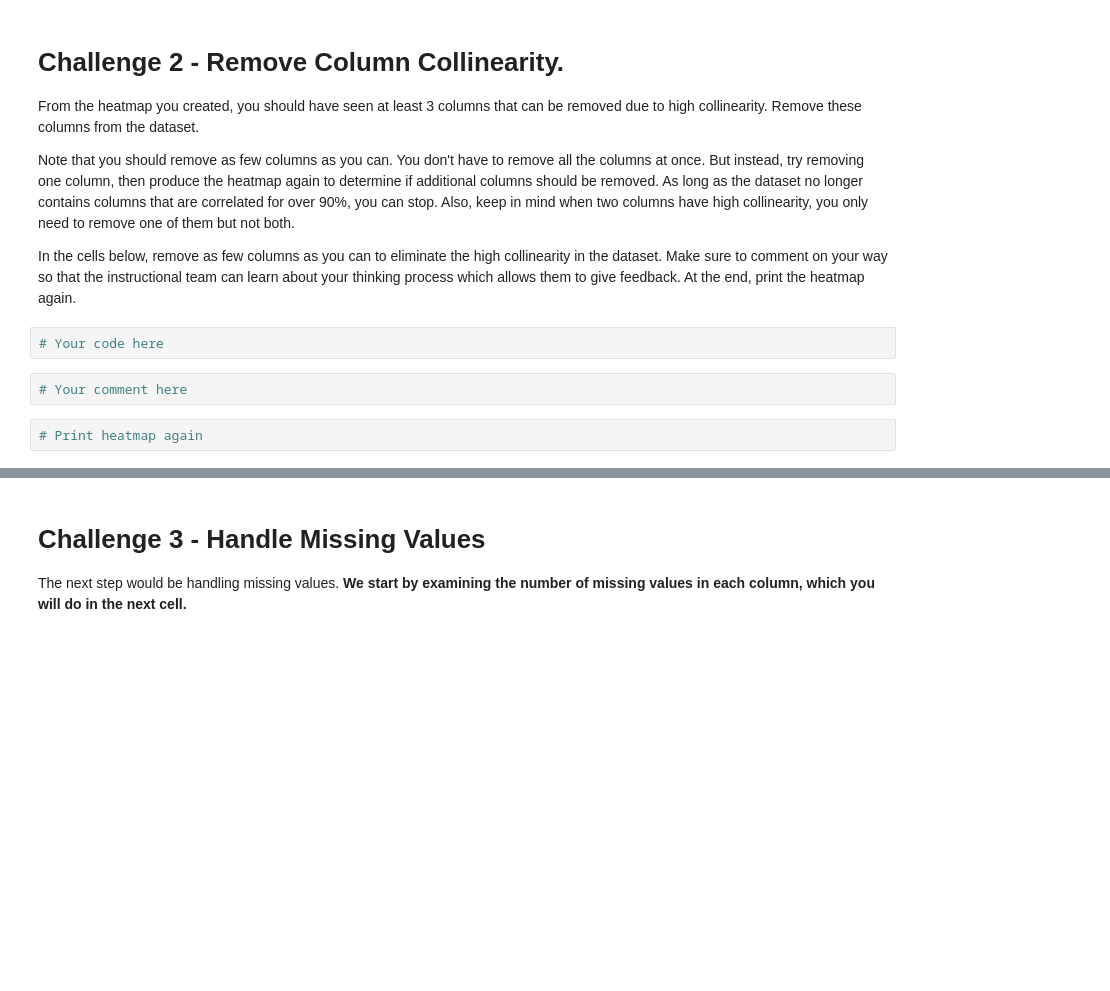
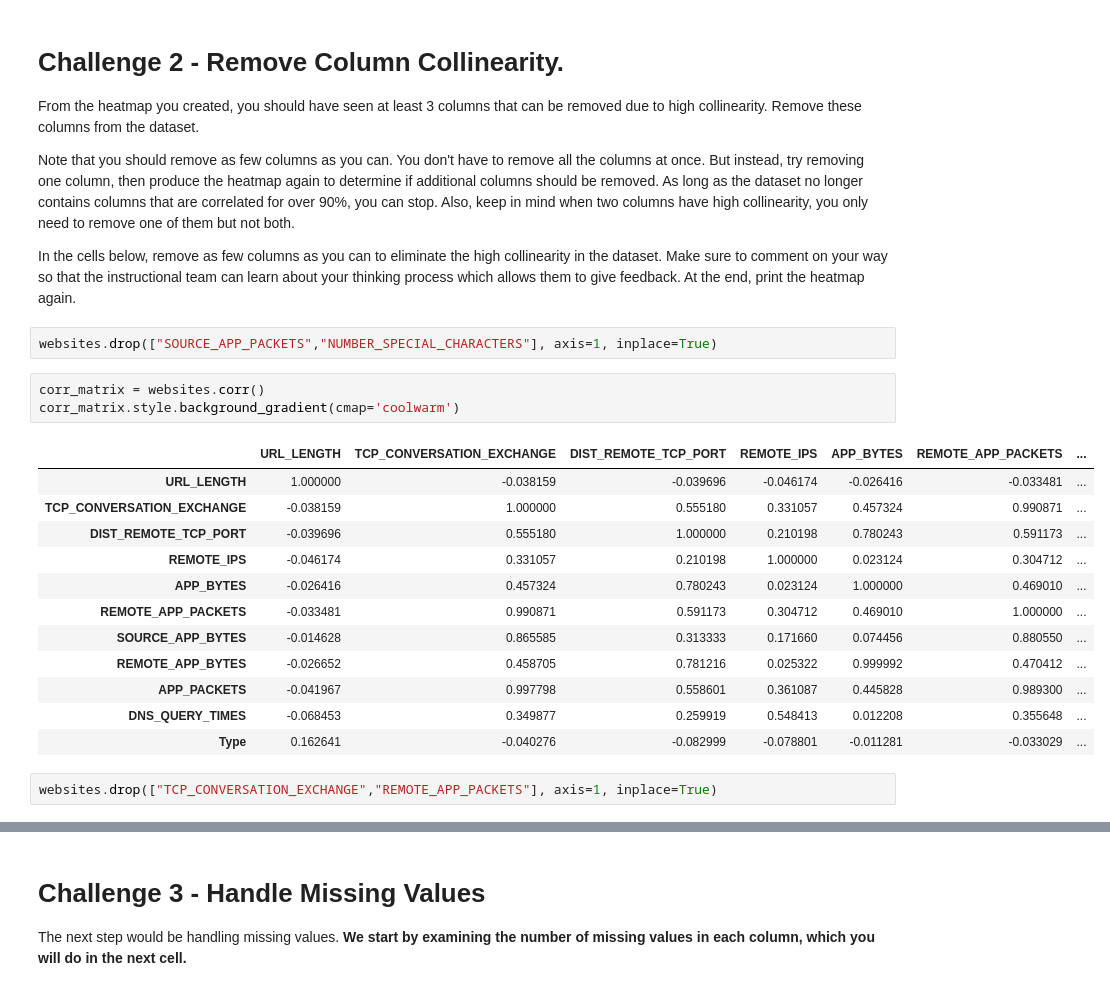
Before and after one commit to Ironhack-data-bcn-january-2023/lab-supervised-learning, a Jupyter notebook: your-code/main.ipynb, the cells around one changed output, grey strips where cells are left out. Drawn from its saved outputs; the diff is of its cells as text; blank space fills up the shorter version.

```diff
--- a/your-code/main.ipynb
+++ b/your-code/main.ipynb
@@ -62,9 +198,23 @@ From the heatmap you created, you should have seen at least 3 columns that can b
 Note that you should remove as few columns as you can. You don't have to remove all the columns at once. But instead, try removing one column, then produce the heatmap again to determine if additional columns should be removed. As long as the dataset no longer contains columns that are correlated for over 90%, you can stop. Also, keep in mind when two columns have high collinearity, you only need to remove one of them but not both.
 
 In the cells below, remove as few columns as you can to eliminate the high collinearity in the dataset. Make sure to comment on your way so that the instructional team can learn about your thinking process which allows them to give feedback. At the end, print the heatmap again.
-# %%
-# Your code here
-# %%
-# Your comment here
-# %%
-# Print heatmap again
+# %%
+websites.drop(["SOURCE_APP_PACKETS","NUMBER_SPECIAL_CHARACTERS"], axis=1, inplace=True)
+# %%
+corr_matrix = websites.corr()
+corr_matrix.style.background_gradient(cmap='coolwarm')
+# %% [output]
+|  | URL_LENGTH | TCP_CONVERSATION_EXCHANGE | DIST_REMOTE_TCP_PORT | REMOTE_IPS | APP_BYTES | REMOTE_APP_PACKETS | ... |
+| URL_LENGTH | 1.000000 | -0.038159 | -0.039696 | -0.046174 | -0.026416 | -0.033481 | ... |
+| TCP_CONVERSATION_EXCHANGE | -0.038159 | 1.000000 | 0.555180 | 0.331057 | 0.457324 | 0.990871 | ... |
+| DIST_REMOTE_TCP_PORT | -0.039696 | 0.555180 | 1.000000 | 0.210198 | 0.780243 | 0.591173 | ... |
+| REMOTE_IPS | -0.046174 | 0.331057 | 0.210198 | 1.000000 | 0.023124 | 0.304712 | ... |
+| APP_BYTES | -0.026416 | 0.457324 | 0.780243 | 0.023124 | 1.000000 | 0.469010 | ... |
+| REMOTE_APP_PACKETS | -0.033481 | 0.990871 | 0.591173 | 0.304712 | 0.469010 | 1.000000 | ... |
+| SOURCE_APP_BYTES | -0.014628 | 0.865585 | 0.313333 | 0.171660 | 0.074456 | 0.880550 | ... |
+| REMOTE_APP_BYTES | -0.026652 | 0.458705 | 0.781216 | 0.025322 | 0.999992 | 0.470412 | ... |
+| APP_PACKETS | -0.041967 | 0.997798 | 0.558601 | 0.361087 | 0.445828 | 0.989300 | ... |
+| DNS_QUERY_TIMES | -0.068453 | 0.349877 | 0.259919 | 0.548413 | 0.012208 | 0.355648 | ... |
+| Type | 0.162641 | -0.040276 | -0.082999 | -0.078801 | -0.011281 | -0.033029 | ... |
+# %%
+websites.drop(["TCP_CONVERSATION_EXCHANGE","REMOTE_APP_PACKETS"], axis=1, inplace=True)
```
Also changed, not shown: parts of 86 cells of this notebook.
